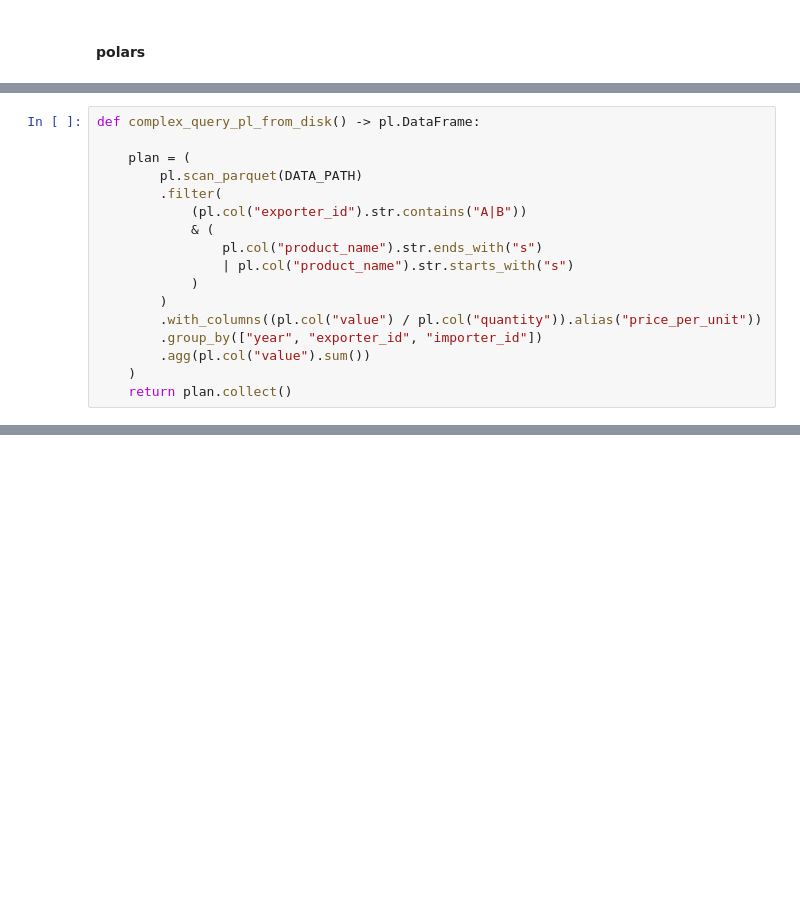
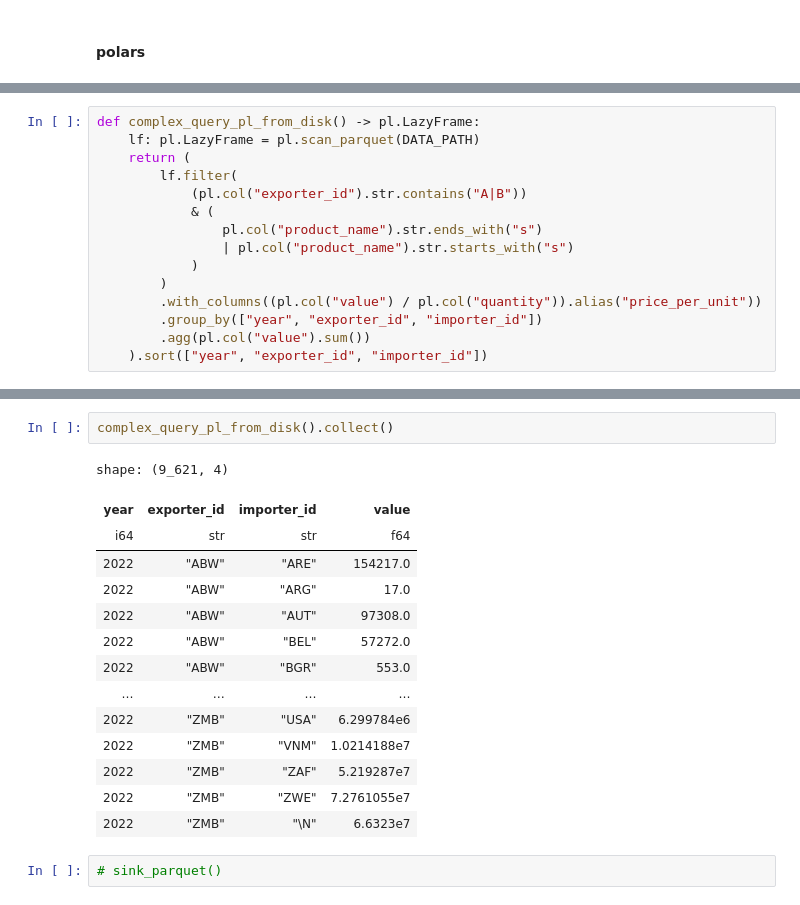
Before and after one commit to m-gaster/tutorial-polars, a Jupyter notebook: tutorial.ipynb, the cells around one changed output, grey strips where cells are left out. Cells and saved outputs as stored; diff of their text form; blank space fills up the shorter version.

```diff
--- a/tutorial.ipynb
+++ b/tutorial.ipynb
@@ -557,9 +540,8 @@ complex_query_from_disk_pd()
 # %%
-def complex_query_pl_from_disk() -> pl.DataFrame:
-
-    plan = (
-        pl.scan_parquet(DATA_PATH)
-        .filter(
+def complex_query_pl_from_disk() -> pl.LazyFrame:
+    lf: pl.LazyFrame = pl.scan_parquet(DATA_PATH)
+    return (
+        lf.filter(
             (pl.col("exporter_id").str.contains("A|B"))
             & (
                 pl.col("product_name").str.ends_with("s")
@@ -569,8 +551,7 @@ def complex_query_pl_from_disk() -> pl.DataFrame:
         .with_columns((pl.col("value") / pl.col("quantity")).alias("price_per_unit"))
         .group_by(["year", "exporter_id", "importer_id"])
         .agg(pl.col("value").sum())
-    )
-    return plan.collect()
+    ).sort(["year", "exporter_id", "importer_id"])
 # %%
 complex_query_pl_from_disk()
 # %% [output]
@@ -590,0 +563,19 @@ shape: (9_621, 4)
+# %%
+complex_query_pl_from_disk().collect()
+# %% [output]
+shape: (9_621, 4)
+| year | exporter_id | importer_id | value |
+| i64 | str | str | f64 |
+| 2022 | "ABW" | "ARE" | 154217.0 |
+| 2022 | "ABW" | "ARG" | 17.0 |
+| 2022 | "ABW" | "AUT" | 97308.0 |
+| 2022 | "ABW" | "BEL" | 57272.0 |
+| 2022 | "ABW" | "BGR" | 553.0 |
+| … | … | … | … |
+| 2022 | "ZMB" | "USA" | 6.299784e6 |
+| 2022 | "ZMB" | "VNM" | 1.0214188e7 |
+| 2022 | "ZMB" | "ZAF" | 5.219287e7 |
+| 2022 | "ZMB" | "ZWE" | 7.2761055e7 |
+| 2022 | "ZMB" | "\N" | 6.6323e7 |
+# %%
+# sink_parquet()
```
Also changed, not shown: parts of 23 cells of this notebook, 2 other files.
